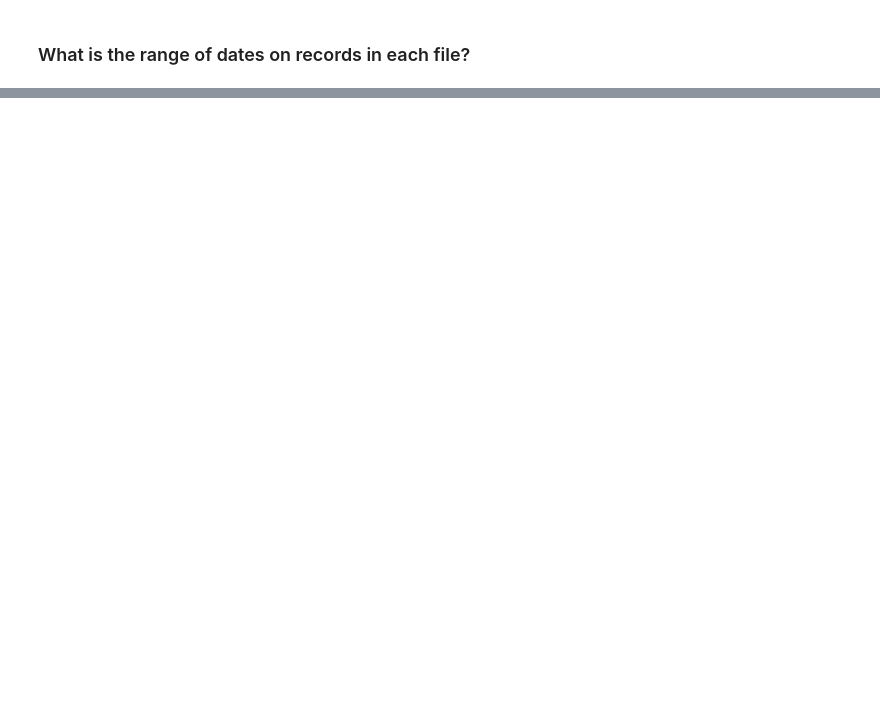
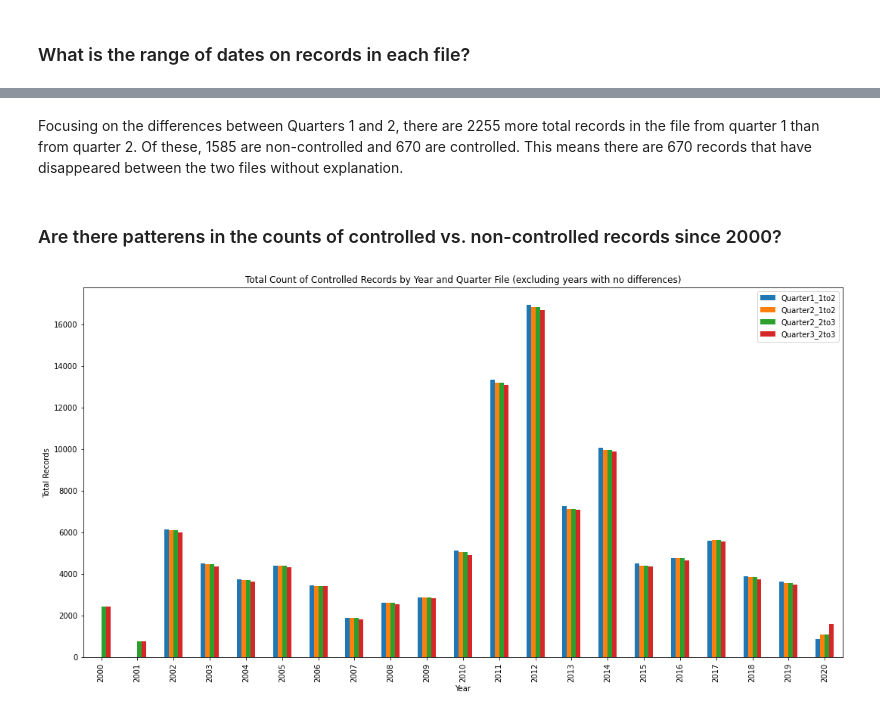
Before and after one commit to barbh1307/merge_DLA_LESO_data, a Jupyter notebook: notebooks/ExploreOriginalFiles/Inconsistancies_AllStatesAndTerritories.ipynb, the cells around one changed output, grey strips where cells are left out. Saved outputs shown, nothing was run; the diff lists cells and outputs as text; code cells hidden in the pictures; blank space fills up the shorter version.

```diff
--- a/notebooks/ExploreOriginalFiles/Inconsistancies_AllStatesAndTerritories.ipynb
+++ b/notebooks/ExploreOriginalFiles/Inconsistancies_AllStatesAndTerritories.ipynb
@@ -194,0 +177,40 @@ ax = month_compare_noncontrolled.plot.bar(rot=90,figsize=(18,9))
+# %%
+#    Commentary
+diff_t1t2all = trans1_record_count - trans2_record_count
+t1nc = demilcode_count.loc[['A','QNON'], 'Quarter 1'].sum()
+t2nc = demilcode_count.loc[['A','QNON'], 'Quarter 2'].sum()
+diff_t1t2nc = t1nc - t2nc
+t1c = demilcode_count.loc[['B','C','D','E','F','Q3'], 'Quarter 1'].sum()
+t2c = demilcode_count.loc[['B','C','D','E','F','Q3'], 'Quarter 2'].sum()
+diff_t1t2c = t1c - t2c
+
+md(f"Focusing on the differences between Quarters 1 and 2,\
+    there are {diff_t1t2all} more total records in the file from quarter 1 than from quarter 2. \
+    Of these, {diff_t1t2nc} are non-controlled and {diff_t1t2c} are controlled. This means there are \
+    {diff_t1t2c} records that have disappeared between the two files without explanation.")
+# %% [output]
+Focusing on the differences between Quarters 1 and 2,    there are 2255 more total records in the file from quarter 1 than from quarter 2.     Of these, 1585 are non-controlled and 670 are controlled. This means there are     670 records that have disappeared between the two files without explanation.
+# %% [markdown]
+### Are there patterens in the counts of controlled vs. non-controlled records since 2000?
+# %%
+#    Split into controlled/non-controlled dataframes for each file
+controlled1, noncontrolled1 = split_demilcodes(file_quarters_dict['transfers1'][0])
+controlled2, noncontrolled2 = split_demilcodes(file_quarters_dict['transfers2'][0])
+controlled3, noncontrolled3 = split_demilcodes(file_quarters_dict['transfers3'][0])
+# %%
+#    Explore patterns in controlled dataframes
+between_t1c_and_t2c = differences_by_time('Y', '2000-01-01', '2020-09-30', controlled1, controlled2)
+between_t2c_and_t3c = differences_by_time('Y', '2000-01-01', '2020-09-30', controlled2, controlled3)
+
+compare_controlled = between_t1c_and_t2c.merge(between_t2c_and_t3c, how='outer',
+                                               left_index=True, right_index=True, suffixes=['_first','_second'])
+compare_controlled.columns = ['Quarter1_1to2','Quarter2_1to2','Quarter2_2to3','Quarter3_2to3']
+compare_controlled = compare_controlled.fillna(0).astype(int)
+compare_controlled.index = compare_controlled.index.to_period('y')
+
+#    Make a graph
+title_str = 'Total Count of Controlled Records by Year and Quarter File (excluding years with no differences)'
+ax = compare_controlled.plot.bar(rot=90, figsize=(18,9), legend=True, xlabel='Year', ylabel='Total Records',
+                                 title=title_str)
+# %% [output]
+[figure, added]
```
Also changed, not shown: parts of 45 cells of this notebook, 1 other file.
